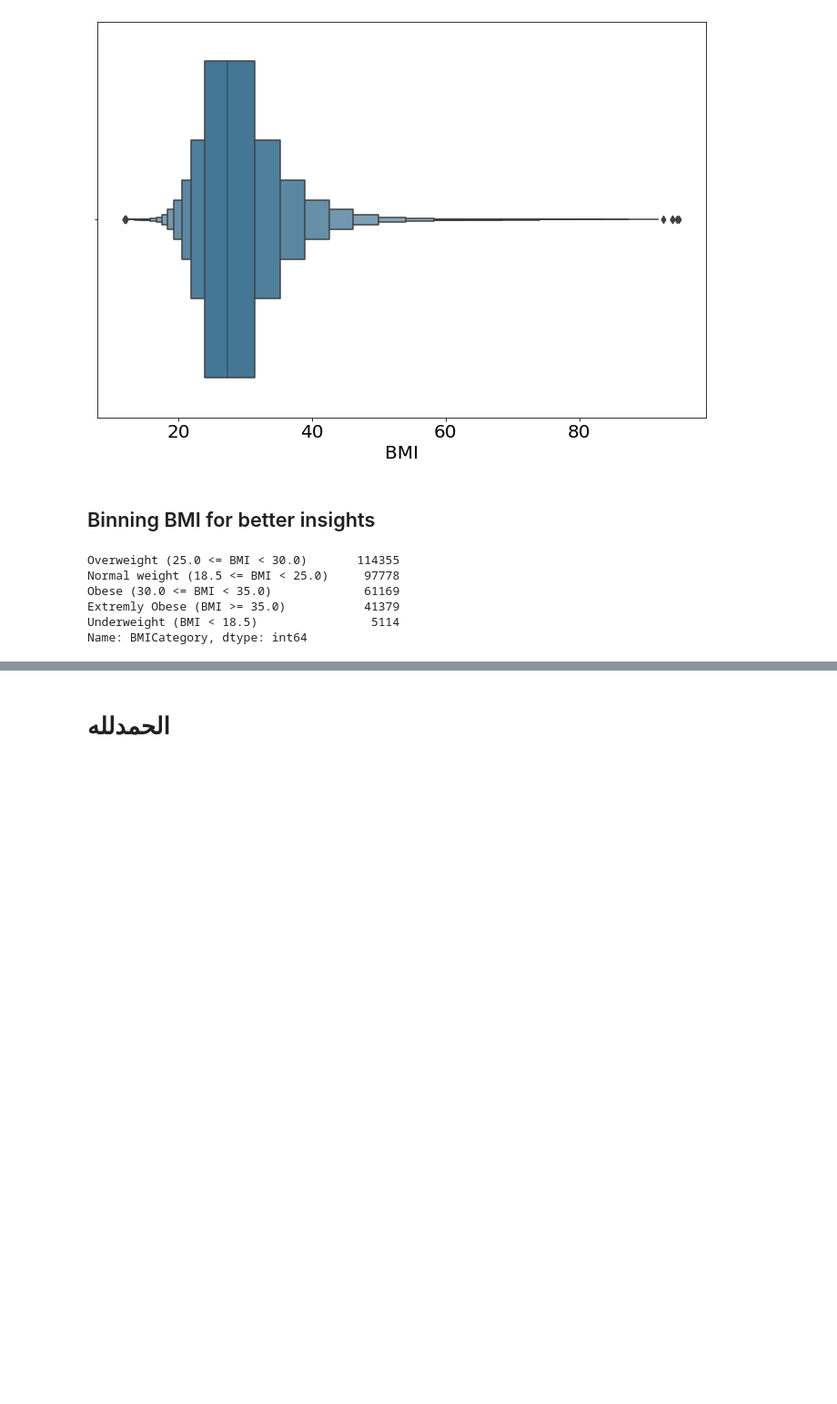
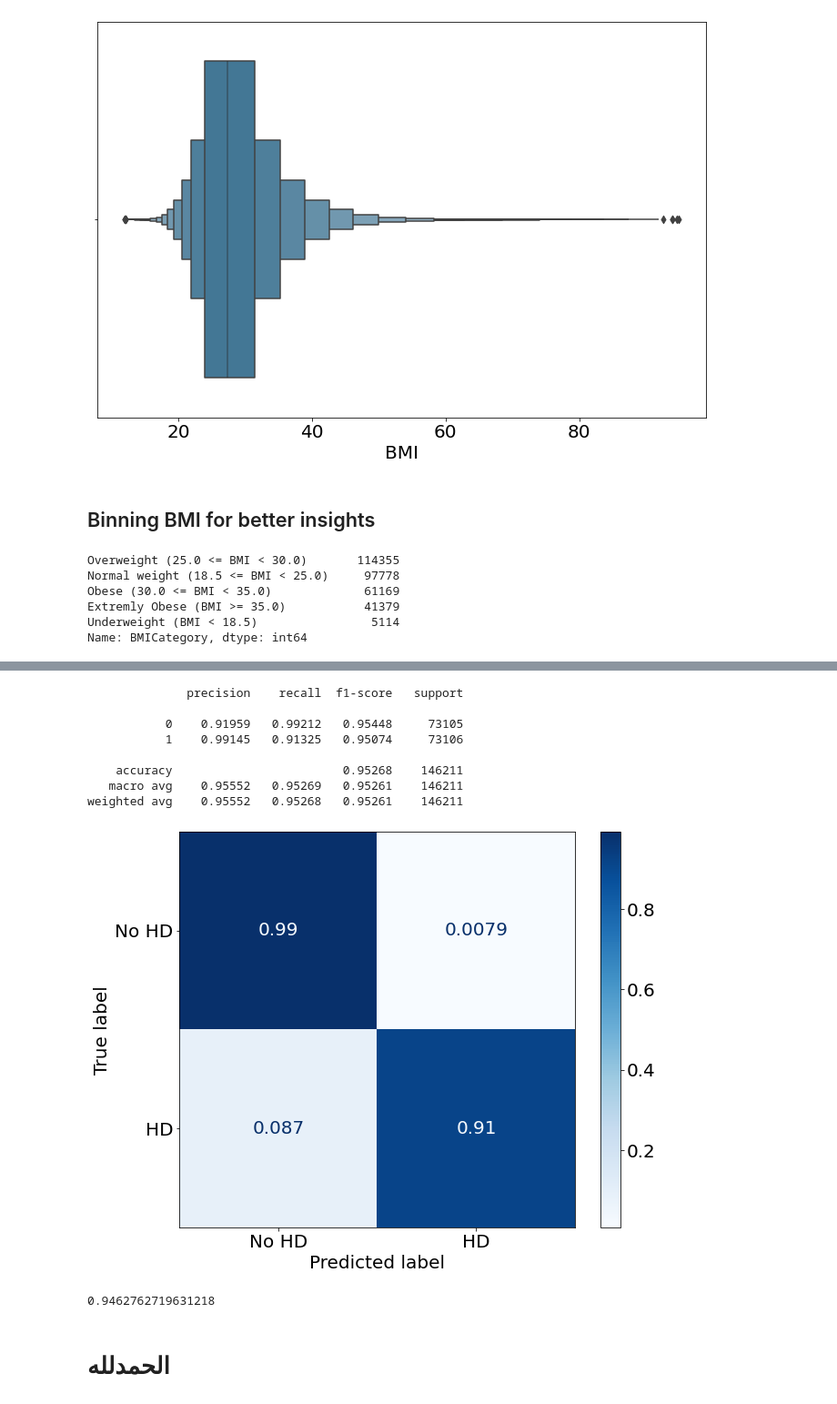
Before and after one commit to PrinceEGY/Heart-Disease-Prediction, a Jupyter notebook: Preprocessing/Heart Diseaes Preprocessing & Modelling.ipynb, the cells around one changed output, grey strips where cells are left out. Shown: that part at 91% size. Cells and saved outputs as stored; diff of their text form; code cells hidden in the pictures; blank space fills up the shorter version.

```diff
--- a/Preprocessing/Heart Diseaes Preprocessing & Modelling.ipynb
+++ b/Preprocessing/Heart Diseaes Preprocessing & Modelling.ipynb
@@ -218,0 +232,37 @@ fig.show()
+# %%
+# results = pd.DataFrame(columns=['Train Score','Test Score','Recall','Precision','f1-score'])
+
+def fit_model_result(x_train, x_test, y_train, y_test, model):
+    # Modelling
+    reg = model
+    reg.fit(x_train,y_train)
+
+    # Getting evaluation results
+    y_pred = reg.predict(x_test)
+    report = metrics.classification_report(y_test, y_pred, digits=5, output_dict=True)
+    recall = round(report['weighted avg']['recall']*100, 2)
+    precision = round(report['weighted avg']['precision']*100, 2)
+    f1 = round(report['weighted avg']['f1-score']*100,2)
+    test_score = round(report['accuracy']*100,2)
+    train_score = round(reg.score(x_train,y_train)*100,2)
+
+    # Printing results
+#     results.loc[len(results.index)] = [train_score, test_score, recall, precision, f1]
+    print(metrics.classification_report(y_test, y_pred, digits=5))
+
+    # Displaying confusion matrix
+    fig, ax = plt.subplots(figsize=(10, 8))
+    metrics.plot_confusion_matrix(reg, x_test, y_test, cmap='Blues', normalize='true',ax=ax, display_labels=['No HD','HD'])
+    plt.show()
+# %%
+fit_model_result(X_train, X_test, y_train, y_test,XGBClassifier(random_state=2022))
+# %% [output]
+              precision    recall  f1-score   support
+
+           0    0.91959   0.99212   0.95448     73105
+           1    0.99145   0.91325   0.95074     73106
+
+    accuracy                        0.95268    146211
+   macro avg    0.95552   0.95269   0.95261    146211
+weighted avg    0.95552   0.95268   0.95261    146211
+[figure, added]
@@ -219,2 +271,6 @@ fig.show()
+# %%
+score.mean()
+# %% [output]
+0.9462762719631218
 # %% [markdown]
 # الحمدلله
```
Also changed, not shown: parts of 31 cells of this notebook, 1 other file.
